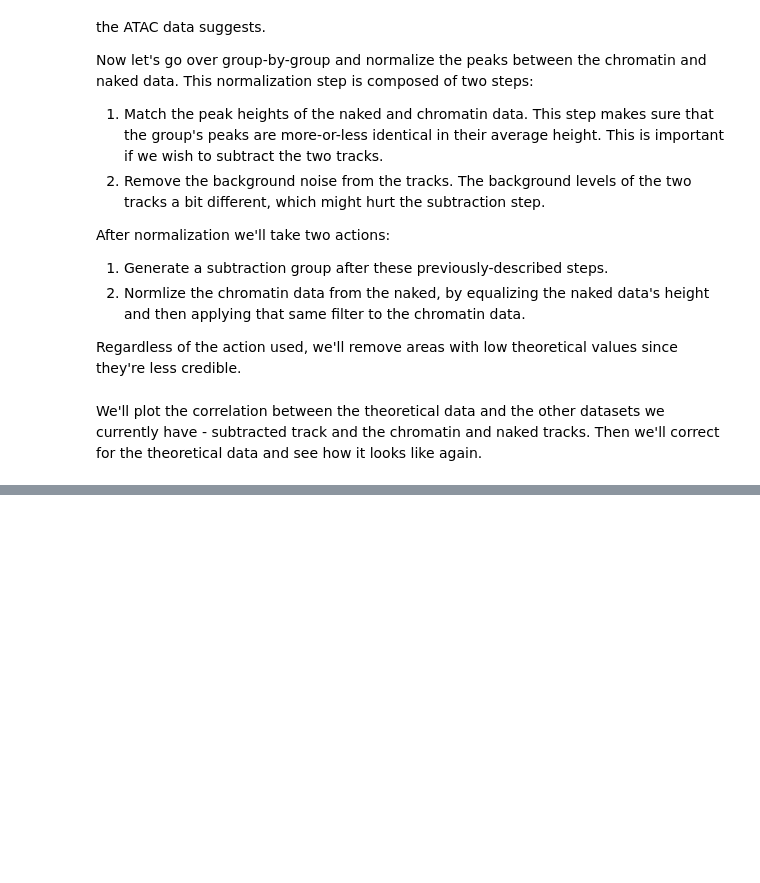
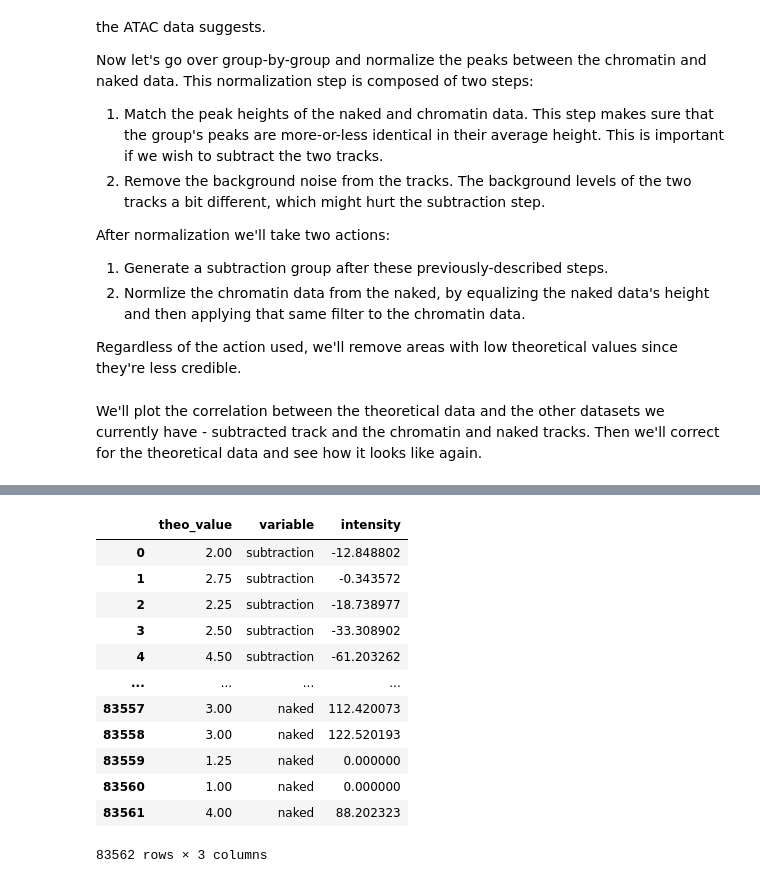
Before and after one commit to ebensteinLab/EcoDAM, a Jupyter notebook: notebooks/normalize_chrom_to_atac.ipynb, the cells around one changed output, grey strips where cells are left out. Cells and saved outputs as stored; diff of their text form; code cells hidden in the pictures; blank space fills up the shorter version.

```diff
--- a/notebooks/normalize_chrom_to_atac.ipynb
+++ b/notebooks/normalize_chrom_to_atac.ipynb
@@ -260,0 +266,21 @@ chrom_norm_all.mean(), naked_norm_all.mean()
+# %%
+merged = theo_no_zero.merge(high_corr.data, how='inner', on='locus').drop(['high_corr', 'chr', 'intensity'], axis=1)
+merged = merged.melt(
+        id_vars=['theo_value'],
+        value_name='intensity',
+    ).astype({'intensity': np.float64})
+merged
+# %% [output]
+|  | theo_value | variable | intensity |
+| 0 | 2.00 | subtraction | -12.848802 |
+| 1 | 2.75 | subtraction | -0.343572 |
+| 2 | 2.25 | subtraction | -18.738977 |
+| 3 | 2.50 | subtraction | -33.308902 |
+| 4 | 4.50 | subtraction | -61.203262 |
+| ... | ... | ... | ... |
+| 83557 | 3.00 | naked | 112.420073 |
+| 83558 | 3.00 | naked | 122.520193 |
+| 83559 | 1.25 | naked | 0.000000 |
+| 83560 | 1.00 | naked | 0.000000 |
+| 83561 | 4.00 | naked | 88.202323 |
+83562 rows × 3 columns
```
Also changed, not shown: parts of 8 cells of this notebook, 5 other files.
